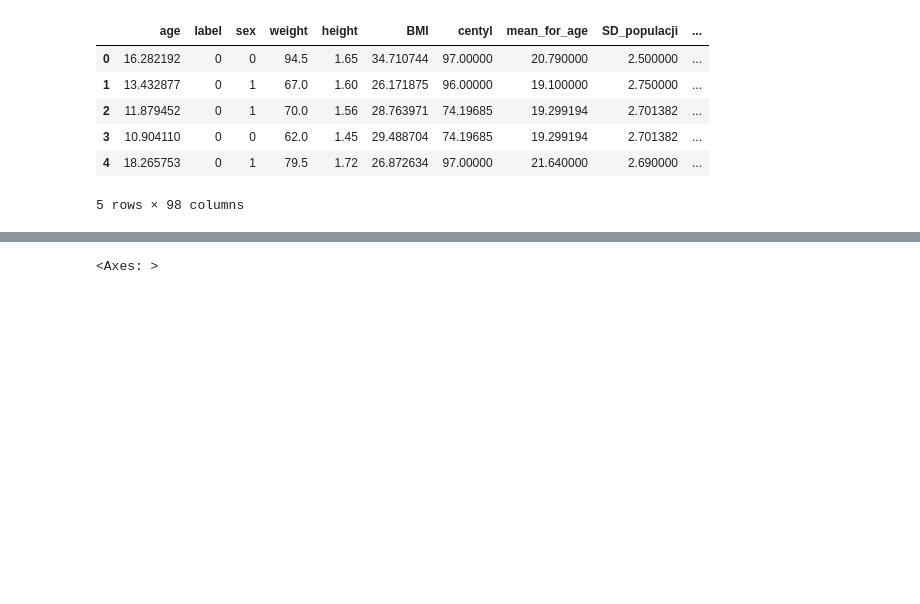
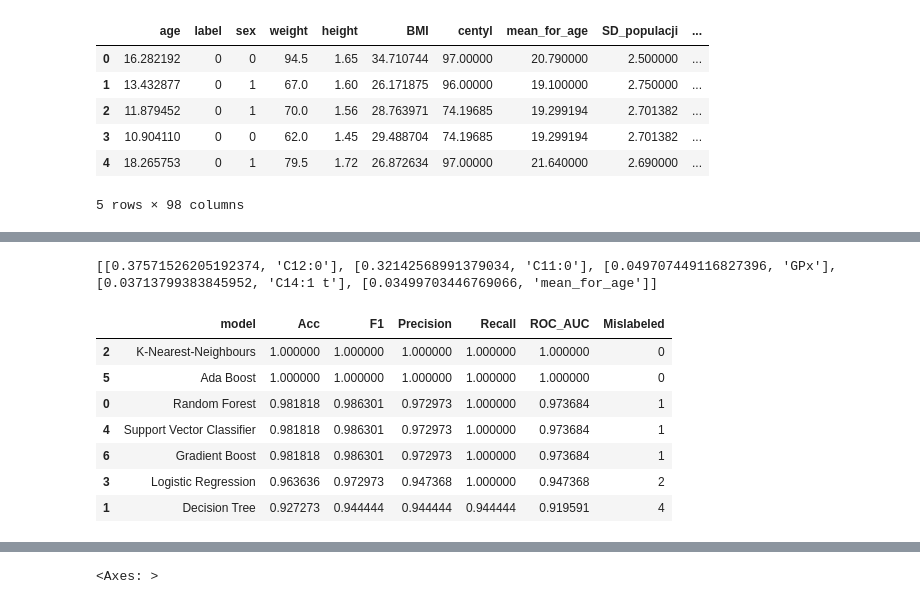
Before and after one commit to jakubpludowski/NAFLD-classifier, a Jupyter notebook: model.ipynb, the cells around one changed output, grey strips where cells are left out. Saved outputs shown, nothing was run; the diff lists cells and outputs as text; code cells hidden in the pictures; blank space fills up the shorter version.

```diff
--- a/model.ipynb
+++ b/model.ipynb
@@ -365,0 +153,8 @@ pd.DataFrame(index=X.columns,data=rf_model.feature_importances_,columns=['Featur
+# %%
+rf_model_bin = RandomForestClassifier(criterion= 'gini',n_estimators=100, max_depth=8,max_features='log2')
+dt_model_bin = DecisionTreeClassifier(criterion='gini', max_depth=6, max_features='sqrt', min_samples_leaf=4, min_samples_split=8)
+knn_model_bin = KNeighborsClassifier(algorithm='auto', leaf_size=2, n_neighbors=2, p=1, weights='uniform')
+log_model_bin = LogisticRegression(solver='saga',max_iter=100, C=1, penalty='l1', l1_ratio=0.01)
+svc_model_bin = SVC(kernel='rbf', C=10, gamma=0.001)
+ada_model_bin = AdaBoostClassifier(n_estimators=282, learning_rate= 0.1)
+gb_model_bin = GradientBoostingClassifier(criterion='friedman_mse', learning_rate=0.1, loss='exponential', min_samples_split=14, n_estimators=173)
@@ -365,0 +192,43 @@ pd.DataFrame(index=X.columns,data=rf_model.feature_importances_,columns=['Featur
+# %%
+names = ["Random Forest", "Decision Tree", "K-Nearest-Neighbours", "Logistic Regression", "Support Vector Classifier", "Ada Boost", "Gradient Boost"]
+
+test_size = 0.2
+multi_label_average_param = "weighted"
+
+models_bin = [rf_model_bin,dt_model_bin,knn_model_bin,log_model_bin,svc_model_bin,ada_model_bin,gb_model_bin]
+
+metrics_bin = []
+metrics_cat = []
+features_bin = []
+features_cat = []
+
+for model in models_bin:
+    metric, feature = check_model(model=model, data=data_bin, data_columns=data_bin.columns, test_size = test_size)
+    metrics_bin.append(metric)
+    features_bin.append(feature)
+
+
+models_cat = [rf_model_cat,dt_model_cat,knn_model_cat,log_model_cat,svc_model_cat,ada_model_cat,gb_model_cat]
+
+for model in models_cat:
+    metric, feature = check_model(model=model, data=data_cat, data_columns=data_bin.columns, test_size = test_size, binary=False, multi_label_average=multi_label_average_param)
+    metrics_cat.append(metric)
+    features_cat.append(feature)
+# %%
+get_best_features(features_bin, "Gradient Boost")
+# %% [output]
+[[0.37571526205192374, 'C12:0'], [0.32142568991379034, 'C11:0'], [0.049707449116827396, 'GPx'], [0.03713799383845952, 'C14:1 t'], [0.03499703446769066, 'mean_for_age']]
+# %%
+results_bin = convert_metrics_to_dataframe(metrics_bin, names)
+results_cat = convert_metrics_to_dataframe(metrics_cat, names)
+# %%
+results_bin.sort_values(by = "F1", ascending=False)
+# %% [output]
+|  | model | Acc | F1 | Precision | Recall | ROC_AUC | Mislabeled |
+| 2 | K-Nearest-Neighbours | 1.000000 | 1.000000 | 1.000000 | 1.000000 | 1.000000 | 0 |
+| 5 | Ada Boost | 1.000000 | 1.000000 | 1.000000 | 1.000000 | 1.000000 | 0 |
+| 0 | Random Forest | 0.981818 | 0.986301 | 0.972973 | 1.000000 | 0.973684 | 1 |
+| 4 | Support Vector Classifier | 0.981818 | 0.986301 | 0.972973 | 1.000000 | 0.973684 | 1 |
+| 6 | Gradient Boost | 0.981818 | 0.986301 | 0.972973 | 1.000000 | 0.973684 | 1 |
+| 3 | Logistic Regression | 0.963636 | 0.972973 | 0.947368 | 1.000000 | 0.947368 | 2 |
+| 1 | Decision Tree | 0.927273 | 0.944444 | 0.944444 | 0.944444 | 0.919591 | 4 |
```
Also changed, not shown: parts of 22 cells of this notebook.
